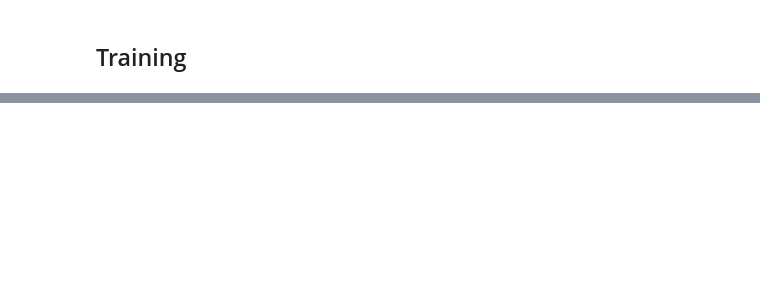
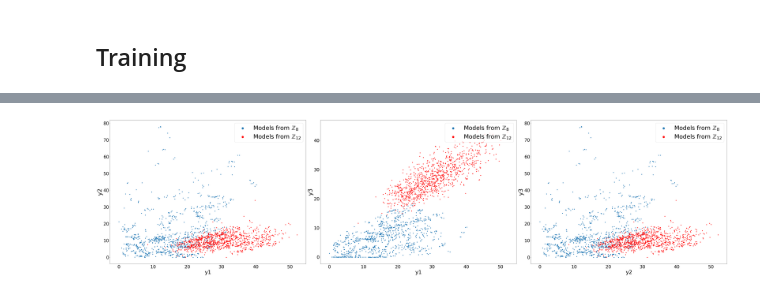
Before and after one commit to enriqueescalante/heterotic_orbiencoder, a Jupyter notebook: AEST.ipynb, the cells around one changed output, grey strips where cells are left out. Saved outputs shown, nothing was run; the diff lists cells and outputs as text; code cells hidden in the pictures; blank space fills up the shorter version.

```diff
--- a/AEST.ipynb
+++ b/AEST.ipynb
@@ -459,0 +188,5 @@ main("R")
+# %%
+# IMPORTANT: order z8 first
+utils.plot_2d_latent_space("latent_z8_model-best-1_e_leaky_to_1_trained_epochs", "latent_z12_model-best-1_e_leaky_to_1_trained_epochs")
+# %% [output]
+[figure, added]
```
Also changed, not shown: parts of 46 cells of this notebook.
